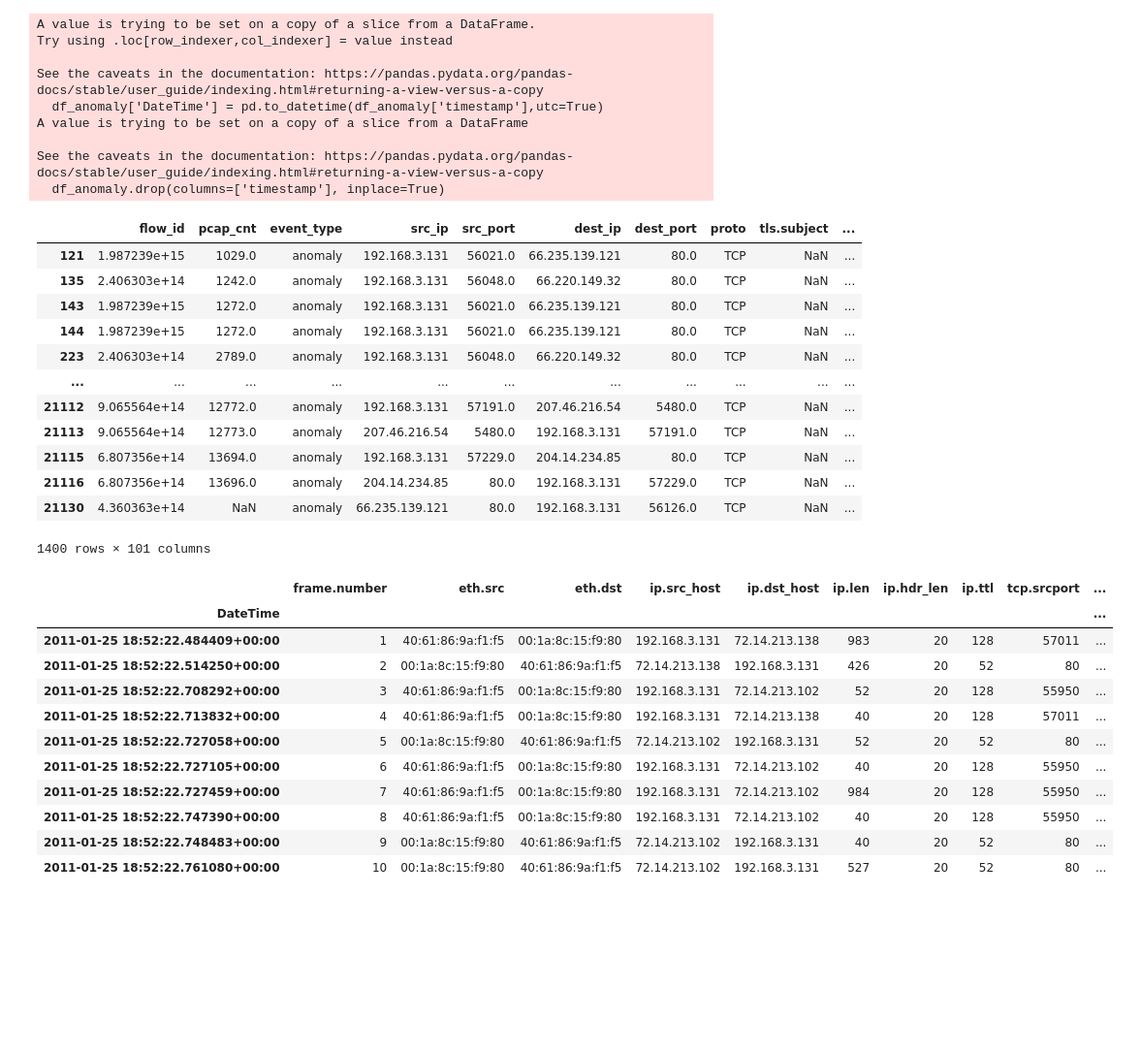
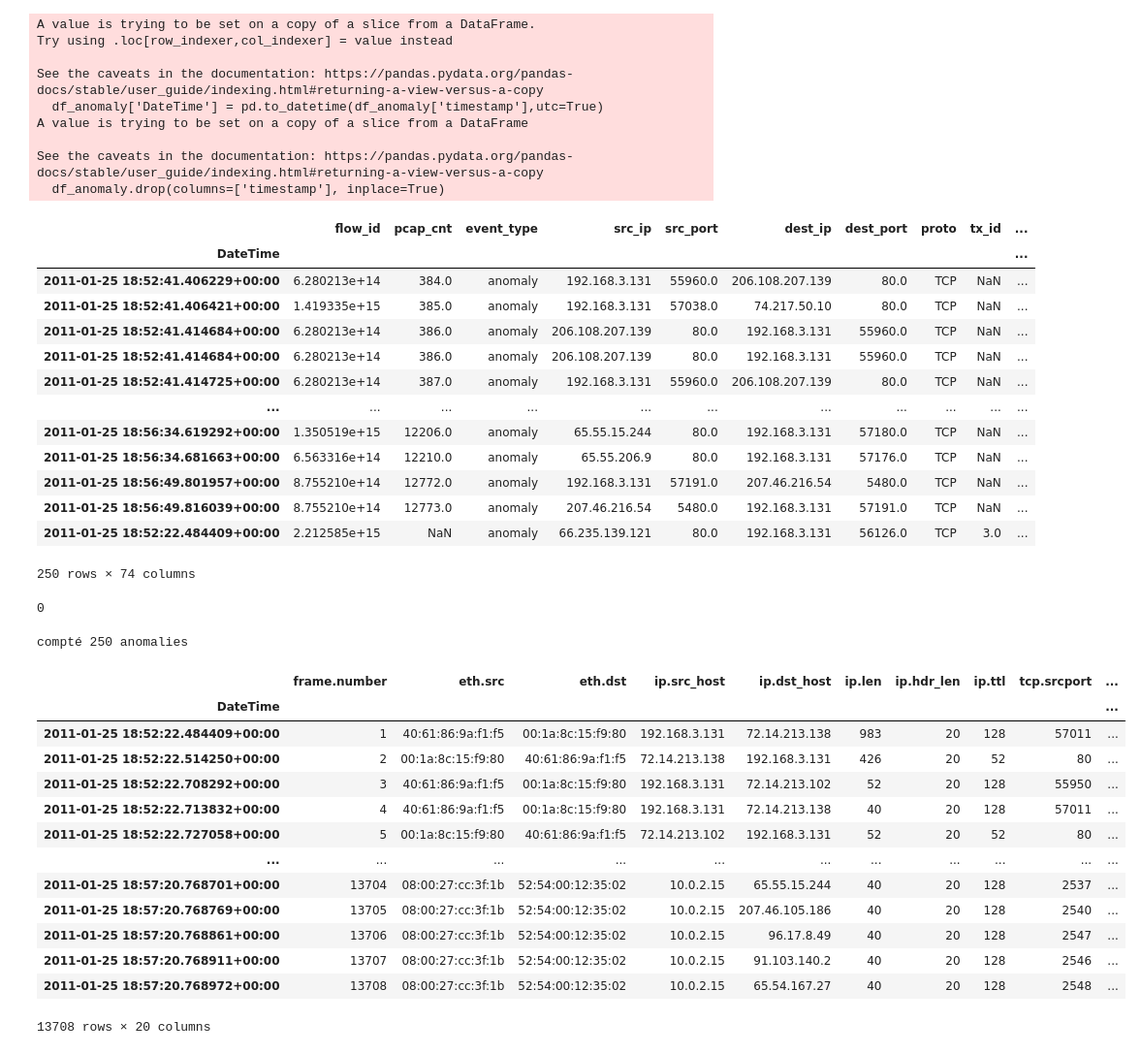
Before and after one commit to BenjaminDeporte/Cyber, a Jupyter notebook: code/pcap_labelisation.ipynb, the cells around one changed output. Shown at 97% size. Saved outputs shown, nothing was run; the diff lists cells and outputs as text; code cells hidden in the pictures; blank space fills up the shorter version.

```diff
--- a/code/pcap_labelisation.ipynb
+++ b/code/pcap_labelisation.ipynb
@@ -250,6 +250,8 @@ array(['UNABLE_TO_MATCH_RESPONSE_TO_REQUEST', 'INVALID_RECORD_LENGTH',
 df_anomaly['DateTime'] = pd.to_datetime(df_anomaly['timestamp'],utc=True)
 
 df_anomaly.drop(columns=['timestamp'], inplace=True)
+
+df_anomaly.set_index(keys='DateTime', drop=False, inplace=True)
 # %% [output]
 A value is trying to be set on a copy of a slice from a DataFrame.
 Try using .loc[row_indexer,col_indexer] = value instead
@@ -263,19 +265,20 @@ See the caveats in the documentation: https://pandas.pydata.org/pandas-docs/stab
 # %%
 df_anomaly
 # %% [output]
-|  | flow_id | pcap_cnt | event_type | src_ip | src_port | dest_ip | dest_port | proto | tls.subject | ... |
-| 121 | 1.987239e+15 | 1029.0 | anomaly | 192.168.3.131 | 56021.0 | 66.235.139.121 | 80.0 | TCP | NaN | ... |
-| 135 | 2.406303e+14 | 1242.0 | anomaly | 192.168.3.131 | 56048.0 | 66.220.149.32 | 80.0 | TCP | NaN | ... |
-| 143 | 1.987239e+15 | 1272.0 | anomaly | 192.168.3.131 | 56021.0 | 66.235.139.121 | 80.0 | TCP | NaN | ... |
-| 144 | 1.987239e+15 | 1272.0 | anomaly | 192.168.3.131 | 56021.0 | 66.235.139.121 | 80.0 | TCP | NaN | ... |
-| 223 | 2.406303e+14 | 2789.0 | anomaly | 192.168.3.131 | 56048.0 | 66.220.149.32 | 80.0 | TCP | NaN | ... |
+|  | flow_id | pcap_cnt | event_type | src_ip | src_port | dest_ip | dest_port | proto | tx_id | ... |
+| DateTime |  |  |  |  |  |  |  |  |  | ... |
+| 2011-01-25 18:52:41.406229+00:00 | 6.280213e+14 | 384.0 | anomaly | 192.168.3.131 | 55960.0 | 206.108.207.139 | 80.0 | TCP | NaN | ... |
+| 2011-01-25 18:52:41.406421+00:00 | 1.419335e+15 | 385.0 | anomaly | 192.168.3.131 | 57038.0 | 74.217.50.10 | 80.0 | TCP | NaN | ... |
+| 2011-01-25 18:52:41.414684+00:00 | 6.280213e+14 | 386.0 | anomaly | 206.108.207.139 | 80.0 | 192.168.3.131 | 55960.0 | TCP | NaN | ... |
+| 2011-01-25 18:52:41.414684+00:00 | 6.280213e+14 | 386.0 | anomaly | 206.108.207.139 | 80.0 | 192.168.3.131 | 55960.0 | TCP | NaN | ... |
+| 2011-01-25 18:52:41.414725+00:00 | 6.280213e+14 | 387.0 | anomaly | 192.168.3.131 | 55960.0 | 206.108.207.139 | 80.0 | TCP | NaN | ... |
 | ... | ... | ... | ... | ... | ... | ... | ... | ... | ... | ... |
-| 21112 | 9.065564e+14 | 12772.0 | anomaly | 192.168.3.131 | 57191.0 | 207.46.216.54 | 5480.0 | TCP | NaN | ... |
-| 21113 | 9.065564e+14 | 12773.0 | anomaly | 207.46.216.54 | 5480.0 | 192.168.3.131 | 57191.0 | TCP | NaN | ... |
-| 21115 | 6.807356e+14 | 13694.0 | anomaly | 192.168.3.131 | 57229.0 | 204.14.234.85 | 80.0 | TCP | NaN | ... |
-| 21116 | 6.807356e+14 | 13696.0 | anomaly | 204.14.234.85 | 80.0 | 192.168.3.131 | 57229.0 | TCP | NaN | ... |
-| 21130 | 4.360363e+14 | NaN | anomaly | 66.235.139.121 | 80.0 | 192.168.3.131 | 56126.0 | TCP | NaN | ... |
+| 2011-01-25 18:56:34.619292+00:00 | 1.350519e+15 | 12206.0 | anomaly | 65.55.15.244 | 80.0 | 192.168.3.131 | 57180.0 | TCP | NaN | ... |
+| 2011-01-25 18:56:34.681663+00:00 | 6.563316e+14 | 12210.0 | anomaly | 65.55.206.9 | 80.0 | 192.168.3.131 | 57176.0 | TCP | NaN | ... |
+| 2011-01-25 18:56:49.801957+00:00 | 8.755210e+14 | 12772.0 | anomaly | 192.168.3.131 | 57191.0 | 207.46.216.54 | 5480.0 | TCP | NaN | ... |
+| 2011-01-25 18:56:49.816039+00:00 | 8.755210e+14 | 12773.0 | anomaly | 207.46.216.54 | 5480.0 | 192.168.3.131 | 57191.0 | TCP | NaN | ... |
+| 2011-01-25 18:52:22.484409+00:00 | 2.212585e+15 | NaN | anomaly | 66.235.139.121 | 80.0 | 192.168.3.131 | 56126.0 | TCP | 3.0 | ... |
-1400 rows × 101 columns
+250 rows × 74 columns
 # %%
 # idée :
 # 1. parcourir les DateTime du sous-ensemble des anomalies détectées par Suricata
@@ -287,17 +291,33 @@ df_raw['class'] = 0
 ctr_anomalies = 0
 df_raw2 = df_raw.set_index(keys='DateTime', drop=False)
+# %%
+df_raw2['y'] = 0
+# %%
+df_raw2['y'].sum()
+# %% [output]
+0
+# %%
+for anomaly_datetime in df_anomaly.index:
+    df_raw2.loc[anomaly_datetime, 'y'] = 1
+    ctr_anomalies += 1
+# %%
+print(f'compté {ctr_anomalies} anomalies')
+# %% [output]
+compté 250 anomalies
 # %%
-df_raw2.head(10)
+df_raw2
 # %% [output]
 |  | frame.number | eth.src | eth.dst | ip.src_host | ip.dst_host | ip.len | ip.hdr_len | ip.ttl | tcp.srcport | ... |
 | DateTime |  |  |  |  |  |  |  |  |  | ... |
 | 2011-01-25 18:52:22.484409+00:00 | 1 | 40:61:86:9a:f1:f5 | 00:1a:8c:15:f9:80 | 192.168.3.131 | 72.14.213.138 | 983 | 20 | 128 | 57011 | ... |
 | 2011-01-25 18:52:22.514250+00:00 | 2 | 00:1a:8c:15:f9:80 | 40:61:86:9a:f1:f5 | 72.14.213.138 | 192.168.3.131 | 426 | 20 | 52 | 80 | ... |
 | 2011-01-25 18:52:22.708292+00:00 | 3 | 40:61:86:9a:f1:f5 | 00:1a:8c:15:f9:80 | 192.168.3.131 | 72.14.213.102 | 52 | 20 | 128 | 55950 | ... |
 | 2011-01-25 18:52:22.713832+00:00 | 4 | 40:61:86:9a:f1:f5 | 00:1a:8c:15:f9:80 | 192.168.3.131 | 72.14.213.138 | 40 | 20 | 128 | 57011 | ... |
 | 2011-01-25 18:52:22.727058+00:00 | 5 | 00:1a:8c:15:f9:80 | 40:61:86:9a:f1:f5 | 72.14.213.102 | 192.168.3.131 | 52 | 20 | 52 | 80 | ... |
-| 2011-01-25 18:52:22.727105+00:00 | 6 | 40:61:86:9a:f1:f5 | 00:1a:8c:15:f9:80 | 192.168.3.131 | 72.14.213.102 | 40 | 20 | 128 | 55950 | ... |
-| 2011-01-25 18:52:22.727459+00:00 | 7 | 40:61:86:9a:f1:f5 | 00:1a:8c:15:f9:80 | 192.168.3.131 | 72.14.213.102 | 984 | 20 | 128 | 55950 | ... |
-| 2011-01-25 18:52:22.747390+00:00 | 8 | 40:61:86:9a:f1:f5 | 00:1a:8c:15:f9:80 | 192.168.3.131 | 72.14.213.102 | 40 | 20 | 128 | 55950 | ... |
-| 2011-01-25 18:52:22.748483+00:00 | 9 | 00:1a:8c:15:f9:80 | 40:61:86:9a:f1:f5 | 72.14.213.102 | 192.168.3.131 | 40 | 20 | 52 | 80 | ... |
-| 2011-01-25 18:52:22.761080+00:00 | 10 | 00:1a:8c:15:f9:80 | 40:61:86:9a:f1:f5 | 72.14.213.102 | 192.168.3.131 | 527 | 20 | 52 | 80 | ... |
+| ... | ... | ... | ... | ... | ... | ... | ... | ... | ... | ... |
+| 2011-01-25 18:57:20.768701+00:00 | 13704 | 08:00:27:cc:3f:1b | 52:54:00:12:35:02 | 10.0.2.15 | 65.55.15.244 | 40 | 20 | 128 | 2537 | ... |
+| 2011-01-25 18:57:20.768769+00:00 | 13705 | 08:00:27:cc:3f:1b | 52:54:00:12:35:02 | 10.0.2.15 | 207.46.105.186 | 40 | 20 | 128 | 2540 | ... |
+| 2011-01-25 18:57:20.768861+00:00 | 13706 | 08:00:27:cc:3f:1b | 52:54:00:12:35:02 | 10.0.2.15 | 96.17.8.49 | 40 | 20 | 128 | 2547 | ... |
+| 2011-01-25 18:57:20.768911+00:00 | 13707 | 08:00:27:cc:3f:1b | 52:54:00:12:35:02 | 10.0.2.15 | 91.103.140.2 | 40 | 20 | 128 | 2546 | ... |
+| 2011-01-25 18:57:20.768972+00:00 | 13708 | 08:00:27:cc:3f:1b | 52:54:00:12:35:02 | 10.0.2.15 | 65.54.167.27 | 40 | 20 | 128 | 2548 | ... |
+13708 rows × 20 columns
```
Also changed, not shown: parts of 14 cells of this notebook, 2 other files.
